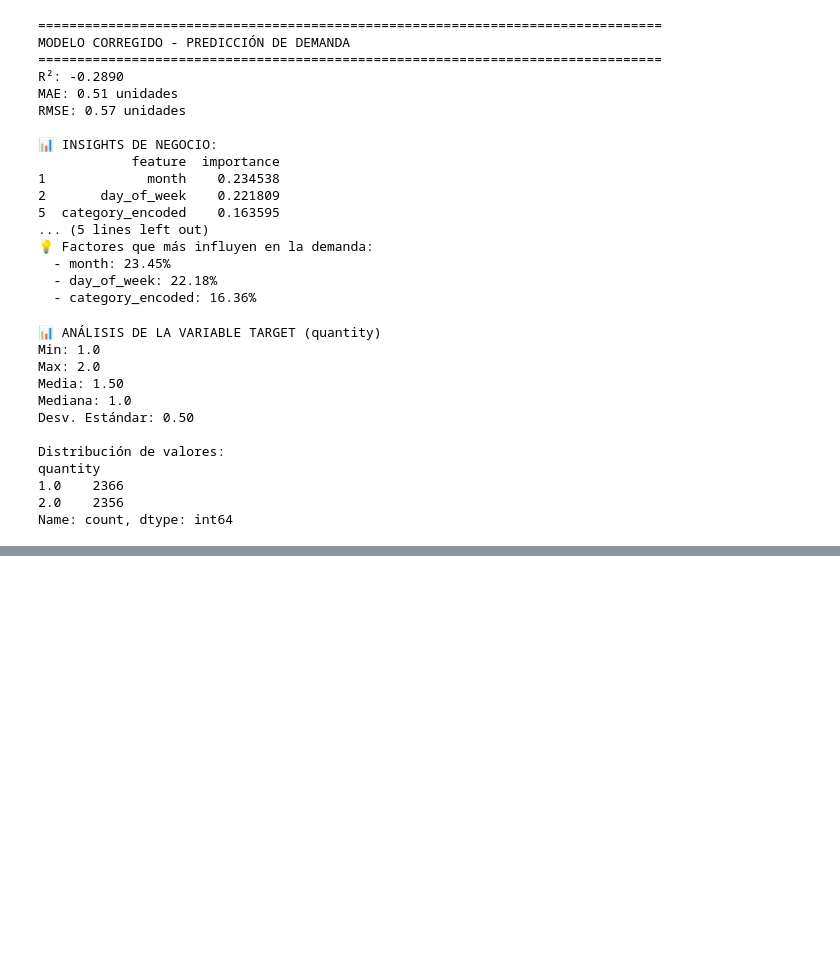
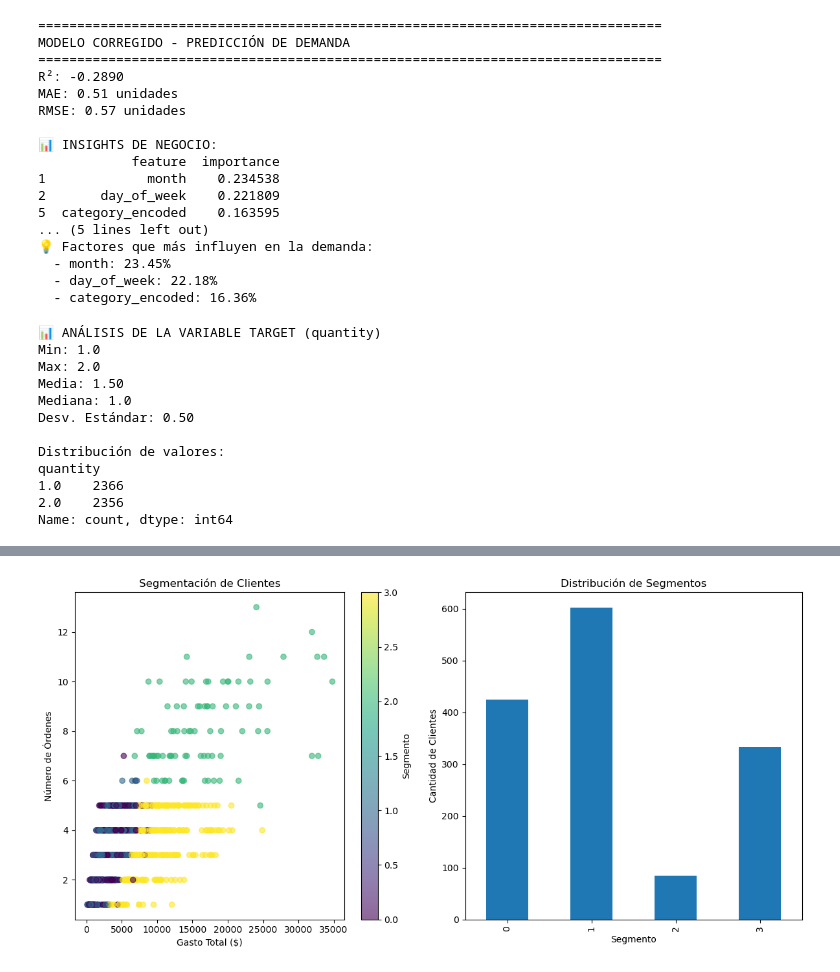
Before and after one commit to Gergash/Experimentos-y-Data-Science, a Jupyter notebook: SQL/Extraccion_datos_SQL_en_python.ipynb, the cells around one changed output, grey strips where cells are left out. Saved outputs shown, nothing was run; the diff lists cells and outputs as text; code cells hidden in the pictures; blank space fills up the shorter version.

Commit message:
se agrego analisis por grupos de clientes y analisis RFM

```diff
--- a/SQL/Extraccion_datos_SQL_en_python.ipynb
+++ b/SQL/Extraccion_datos_SQL_en_python.ipynb
@@ -692,0 +953,15 @@ plt.show()
+# %%
+# Hacer merge con tu df principal
+# Asumiendo que df ya tiene 'order_id'
+df_with_customer = df_bd_completa.merge(
+    orders_df[['order_id', 'customer_id']],
+    on='order_id',
+    how='left'
+)
+print(f"\n✓ Merge completado: {df_with_customer.shape}")
+print(f"✓ customer_id agregado: {'customer_id' in df_with_customer.columns}")
+print(f"✓ Clientes únicos: {df_with_customer['customer_id'].nunique()}")
+# Verificar que no haya nulos
+print(f"\n⚠️ Valores nulos en customer_id: {df_with_customer['customer_id'].isnull().sum()}")
+# Actualizar df
+df_bd_completa = df_with_customer
@@ -692,0 +974,76 @@ plt.show()
+# %%
+# Crear perfil de clientes
+customer_profile = df_bd_completa.groupby('customer_id').agg({
+    'total_sale': ['sum', 'mean', 'count'],
+    'quantity': 'sum',
+    'discount': 'mean',
+    'order_date': lambda x: (x.max() - x.min()).days  # Días entre primera y última compra
+}).reset_index()
+
+customer_profile.columns = ['customer_id', 'total_spent', 'avg_order',
+                            'num_orders', 'total_items', 'avg_discount', 'customer_lifetime_days']
+
+print("=" * 80)
+print("SEGMENTACIÓN DE CLIENTES - K-MEANS CLUSTERING")
+print("=" * 80)
+
+# Preparar features
+features = ['total_spent', 'num_orders', 'avg_order', 'avg_discount']
+X = customer_profile[features]
+
+# Escalar
+scaler = StandardScaler()
+X_scaled = scaler.fit_transform(X)
+
+# K-Means
+kmeans = KMeans(n_clusters=4, random_state=42, n_init=10)
+customer_profile['segment'] = kmeans.fit_predict(X_scaled)
+
+# Analizar segmentos
+print("\n📊 CARACTERÍSTICAS DE LOS SEGMENTOS:")
+print("=" * 80)
+
+segment_analysis = customer_profile.groupby('segment').agg({
+    'customer_id': 'count',
+    'total_spent': 'mean',
+    'num_orders': 'mean',
+    'avg_order': 'mean',
+    'avg_discount': 'mean'
+}).round(2)
+
+segment_analysis.columns = ['Cantidad_Clientes', 'Gasto_Promedio',
+                            'Num_Ordenes_Prom', 'Ticket_Promedio', 'Descuento_Prom']
+
+print(segment_analysis)
+
+# Nombrar segmentos
+segment_names = {
+    segment_analysis['Gasto_Promedio'].idxmax(): 'VIP (Alto Valor)',
+    segment_analysis['Num_Ordenes_Prom'].idxmax(): 'Frecuentes',
+    segment_analysis['Gasto_Promedio'].idxmin(): 'Ocasionales',
+}
+
+print("\n💡 INTERPRETACIÓN DE SEGMENTOS:")
+for seg, name in segment_names.items():
+    count = segment_analysis.loc[seg, 'Cantidad_Clientes']
+    value = segment_analysis.loc[seg, 'Gasto_Promedio']
+    print(f"  Segmento {seg} - {name}: {count} clientes, ${value:,.2f} promedio")
+
+# Visualización
+plt.figure(figsize=(12, 6))
+plt.subplot(1, 2, 1)
+plt.scatter(customer_profile['total_spent'], customer_profile['num_orders'],
+            c=customer_profile['segment'], cmap='viridis', alpha=0.6)
+plt.xlabel('Gasto Total ($)')
+plt.ylabel('Número de Órdenes')
+plt.title('Segmentación de Clientes')
+plt.colorbar(label='Segmento')
+
+plt.subplot(1, 2, 2)
+segment_analysis['Cantidad_Clientes'].plot(kind='bar')
+plt.xlabel('Segmento')
+plt.ylabel('Cantidad de Clientes')
+plt.title('Distribución de Segmentos')
+plt.tight_layout()
+plt.show()
+# %% [output]
@@ -692,0 +1067 @@ plt.show()
+[figure, added]
```
Also changed, not shown: parts of 17 cells of this notebook.
